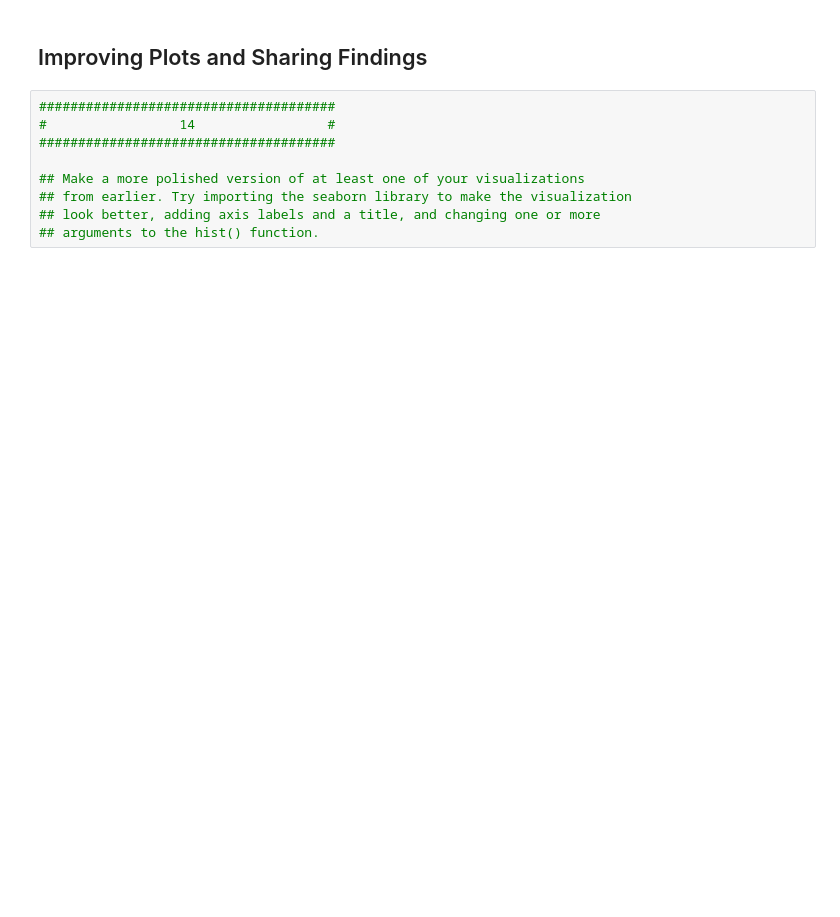
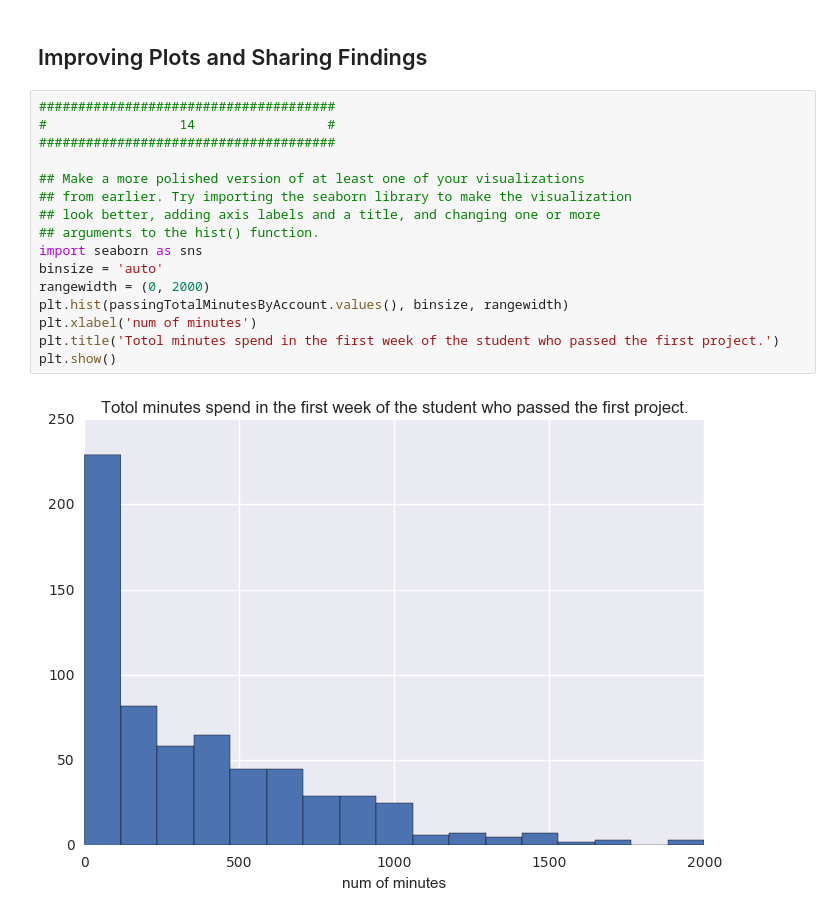
Before and after one commit to deCHN/DA-P2, a Jupyter notebook: L1_Starter_Code.ipynb, the cells around one changed output. Cells and saved outputs as stored; diff of their text form; blank space fills up the shorter version.

```diff
--- a/L1_Starter_Code.ipynb
+++ b/L1_Starter_Code.ipynb
@@ -507,9 +615,18 @@ SyntaxError: invalid syntax (<ipython-input-65-8e3a81c66922>, line 12)
 # %%
 ######################################
 #                 14                 #
 ######################################
 
 ## Make a more polished version of at least one of your visualizations
 ## from earlier. Try importing the seaborn library to make the visualization
 ## look better, adding axis labels and a title, and changing one or more
 ## arguments to the hist() function.
+import seaborn as sns
+binsize = 'auto'
+rangewidth = (0, 2000)
+plt.hist(passingTotalMinutesByAccount.values(), binsize, rangewidth)
+plt.xlabel('num of minutes')
+plt.title('Totol minutes spend in the first week of the student who passed the first project.')
+plt.show()
+# %% [output]
+[figure, added]
```
Also changed, not shown: parts of 5 cells of this notebook.
